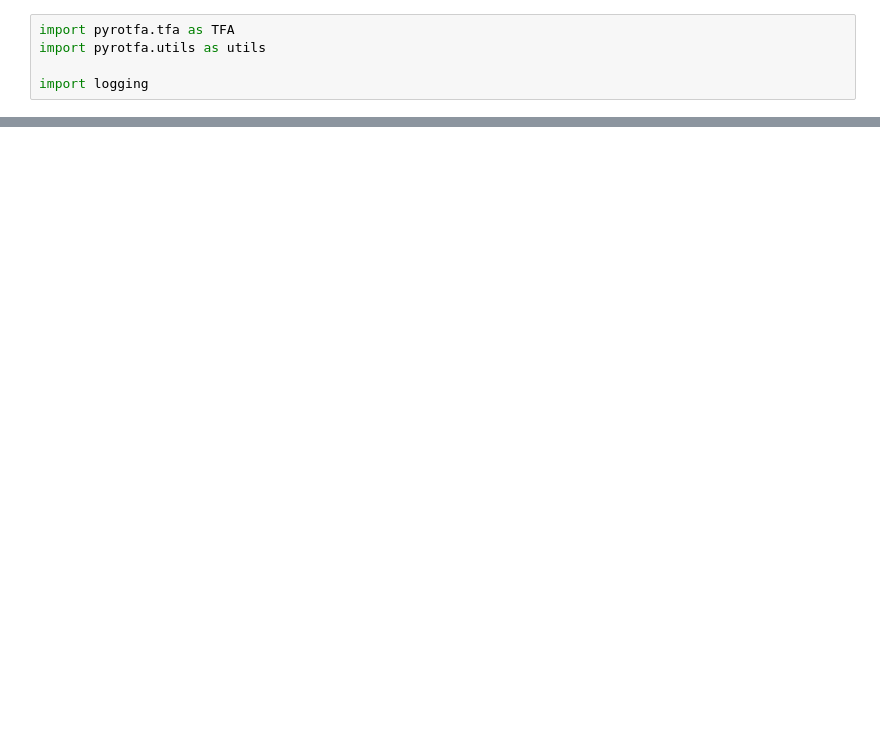
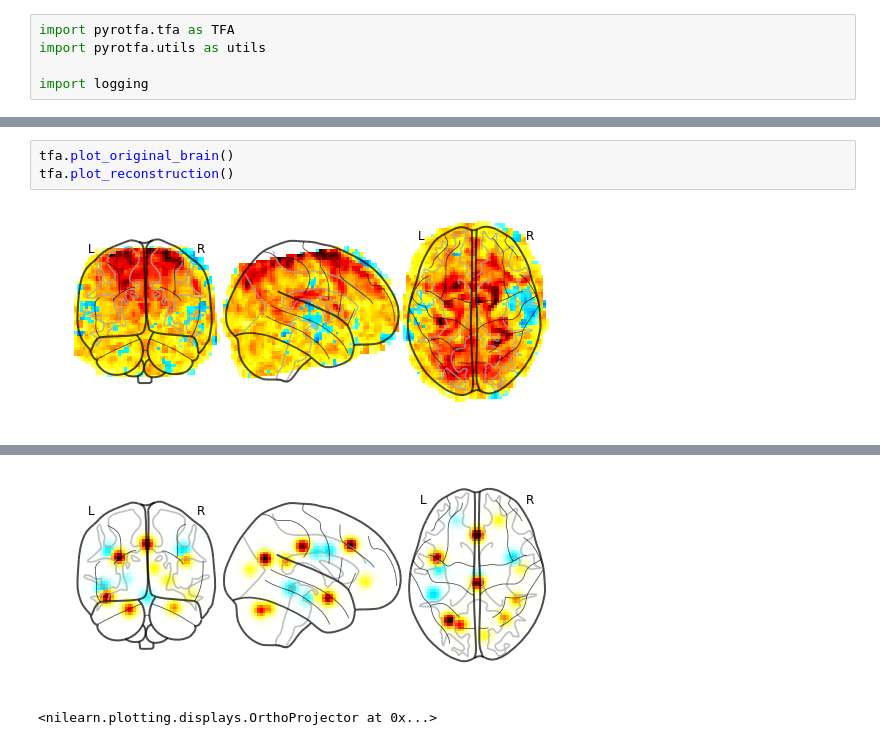
Before and after one commit to neu-pen/pyrotfa, a Jupyter notebook: notebooks/example_tfa.ipynb, the cells around one changed output, grey strips where cells are left out. Drawn from its saved outputs; the diff is of its cells as text; blank space fills up the shorter version.

```diff
--- a/notebooks/example_tfa.ipynb
+++ b/notebooks/example_tfa.ipynb
@@ -36,0 +44,5 @@ utils.plot_losses(losses)
+# %%
+tfa.plot_original_brain()
+tfa.plot_reconstruction()
+# %% [output]
+[figure, added]
@@ -36,0 +50,2 @@ utils.plot_losses(losses)
+[figure, added]
+<nilearn.plotting.displays.OrthoProjector at 0x...>
```
Also changed, not shown: parts of 6 cells of this notebook.
